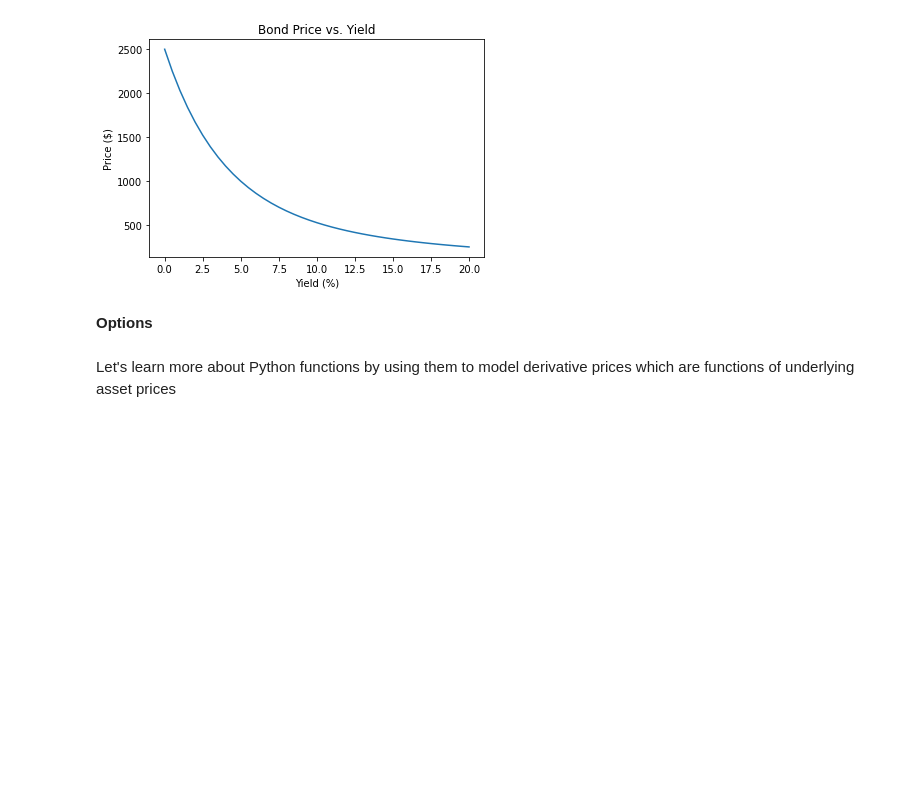
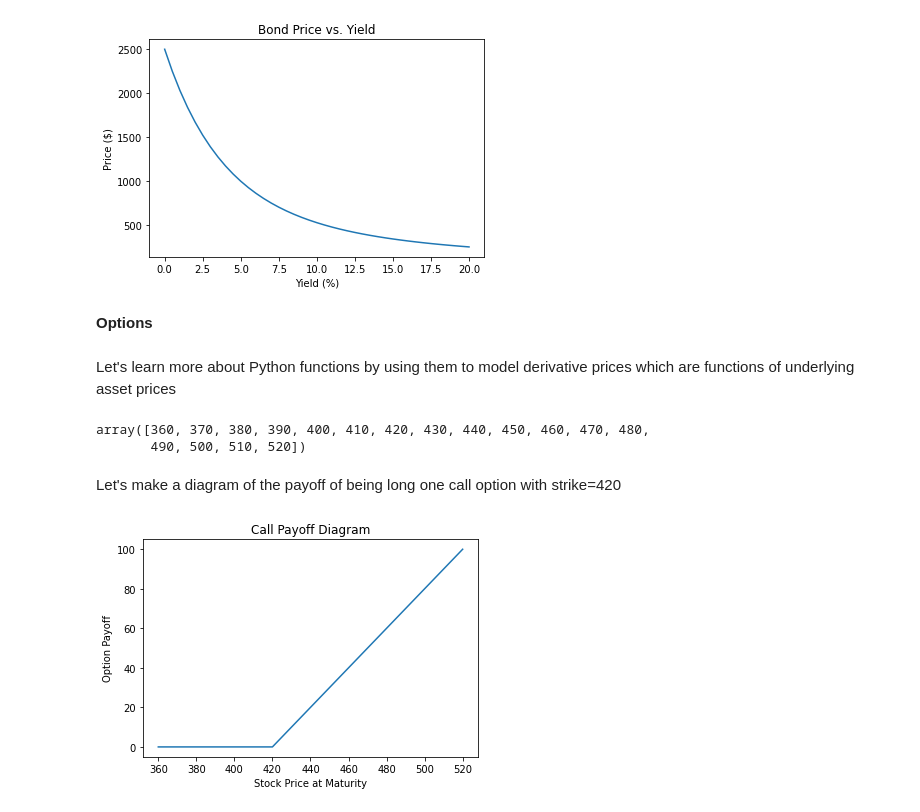
Before and after one commit to thefinancetutor/python-tutorial-colab, a Jupyter notebook: Lecture_01.ipynb, the cells around one changed output. Cells and saved outputs as stored; diff of their text form; code cells hidden in the pictures; blank space fills up the shorter version.

```diff
--- a/Lecture_01.ipynb
+++ b/Lecture_01.ipynb
@@ -165,3 +165,26 @@ plt.show()
 **Options**
 # %% [markdown]
 Let's learn more about Python functions by using them to model derivative prices which are functions of underlying asset prices
+# %%
+S = np.arange(360, 530, 10)
+S
+# %% [output]
+array([360, 370, 380, 390, 400, 410, 420, 430, 440, 450, 460, 470, 480,
+       490, 500, 510, 520])
+# %%
+def call_payoff(S,K):
+  return np.maximum(S-K,0)
+# %%
+K1=420
+K2=440
+K3=460
+# %% [markdown]
+Let's make a diagram of the payoff of being long one call option with strike=420
+# %%
+plt.plot(S, call_payoff(S,K1))
+plt.title('Call Payoff Diagram')
+plt.xlabel('Stock Price at Maturity')
+plt.ylabel('Option Payoff')
+plt.show()
+# %% [output]
+[figure, added]
```
Also changed, not shown: parts of 10 cells of this notebook.
